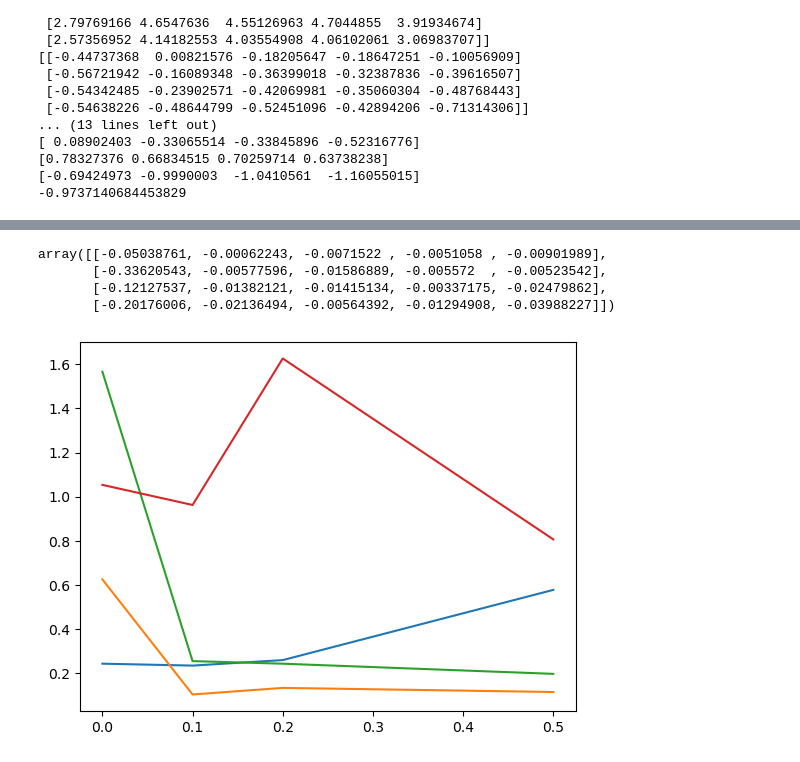
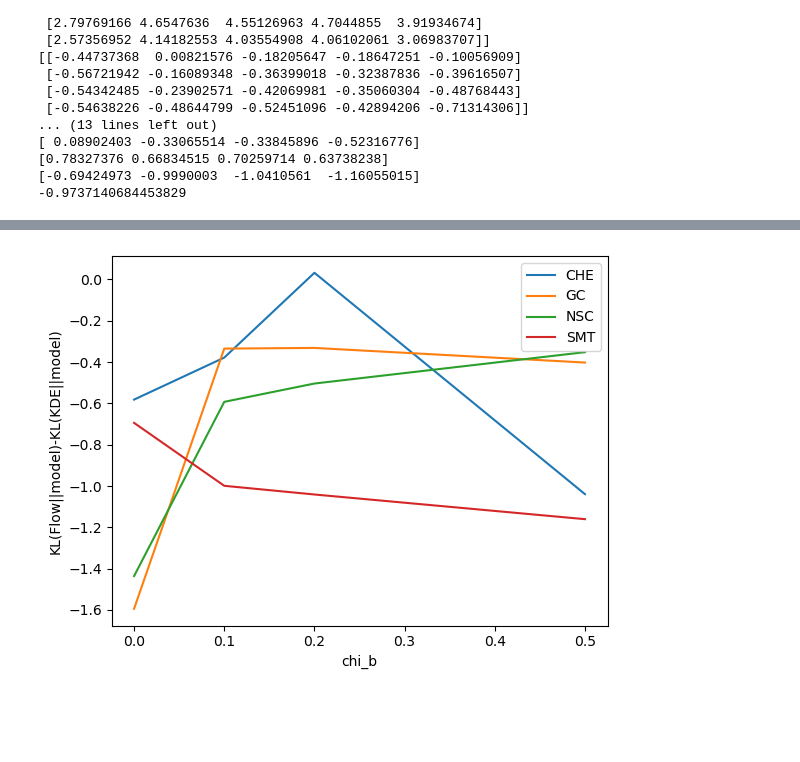
Before and after one commit to michaelzevin/AMAZE, a Jupyter notebook: calculate_KL/plot_KLs.ipynb, the cells around one changed output, grey strips where cells are left out. Cells and saved outputs as stored; diff of their text form; code cells hidden in the pictures; blank space fills up the shorter version.

```diff
--- a/calculate_KL/plot_KLs.ipynb
+++ b/calculate_KL/plot_KLs.ipynb
@@ -27,6 +25,3 @@ from populations import gw_obs
 # %%
 chi_b = [0.0,0.1,0.2,0.5]
 alpha_CE = [0.2,0.5,1.0,2.,5.]
-# %%
-flow_KL= np.load('/data/wiay/2297403c/amaze_model_select/Nflows_AMAZE_paper/plots/prod_091224/data/CE_flow_KL.npy')
-kde_KL= np.load('/data/wiay/2297403c/amaze_model_select/Nflows_AMAZE_paper/plots/prod_091224/data/CE_KDE_KL.npy')
@@ -47,7 +28,8 @@ array([[2.83770484, 4.88459269, 4.80031523, 4.96672111, 4.47450452],
 # %%
+#print values for each channels
 for channel in ['CE', 'CHE', 'GC', 'NSC', 'SMT']:
-    flow_KL= np.load(f'/data/wiay/2297403c/amaze_model_select/Nflows_AMAZE_paper/plots/prod_091224/data/{channel}_flow_KL.npy')
-    kde_KL= np.load(f'/data/wiay/2297403c/amaze_model_select/Nflows_AMAZE_paper/plots/prod_091224/data/{channel}_KDE_KL.npy')
+    flow_KL= np.load(f'/data/{channel}_flow_KL.npy')
+    kde_KL= np.load(f'/data/{channel}_KDE_KL.npy')
     print(flow_KL)
     print(kde_KL)
     print((flow_KL-kde_KL))
@@ -119,15 +55,12 @@ for label in ax.xaxis.get_ticklabels():
-# %%
-diff
-# %% [output]
-array([[-0.05038761, -0.00062243, -0.0071522 , -0.0051058 , -0.00901989],
-       [-0.33620543, -0.00577596, -0.01586889, -0.005572  , -0.00523542],
-       [-0.12127537, -0.01382121, -0.01415134, -0.00337175, -0.02479862],
-       [-0.20176006, -0.02136494, -0.00564392, -0.01294908, -0.03988227]])
 # %%
+#plot non-CE channel values
 for channel in ['CHE', 'GC', 'NSC', 'SMT']:
-    flow_kde_KL= np.load(f'{channel}_flow_KDE_KL.npy')
-    kde_flow_KL= np.load(f'{channel}_KDE_flow_KL.npy')
+    flow_kde_KL= np.load(f'/data/{channel}_flow_KL.npy')
+    kde_flow_KL= np.load(f'/data/{channel}_KDE_KL.npy')
 
-    plt.plot(chi_b, (flow_kde_KL+kde_flow_KL)/2)
+    plt.plot(chi_b, (flow_kde_KL-kde_flow_KL), label=channel)
+    plt.xlabel("chi_b")
+    plt.ylabel("KL(Flow||model)-KL(KDE||model)")
+    plt.legend()
 # %% [output]
-[figure, old version]
+[figure, new version]
```
Also changed, not shown: parts of 15 cells of this notebook, 9 other files.
